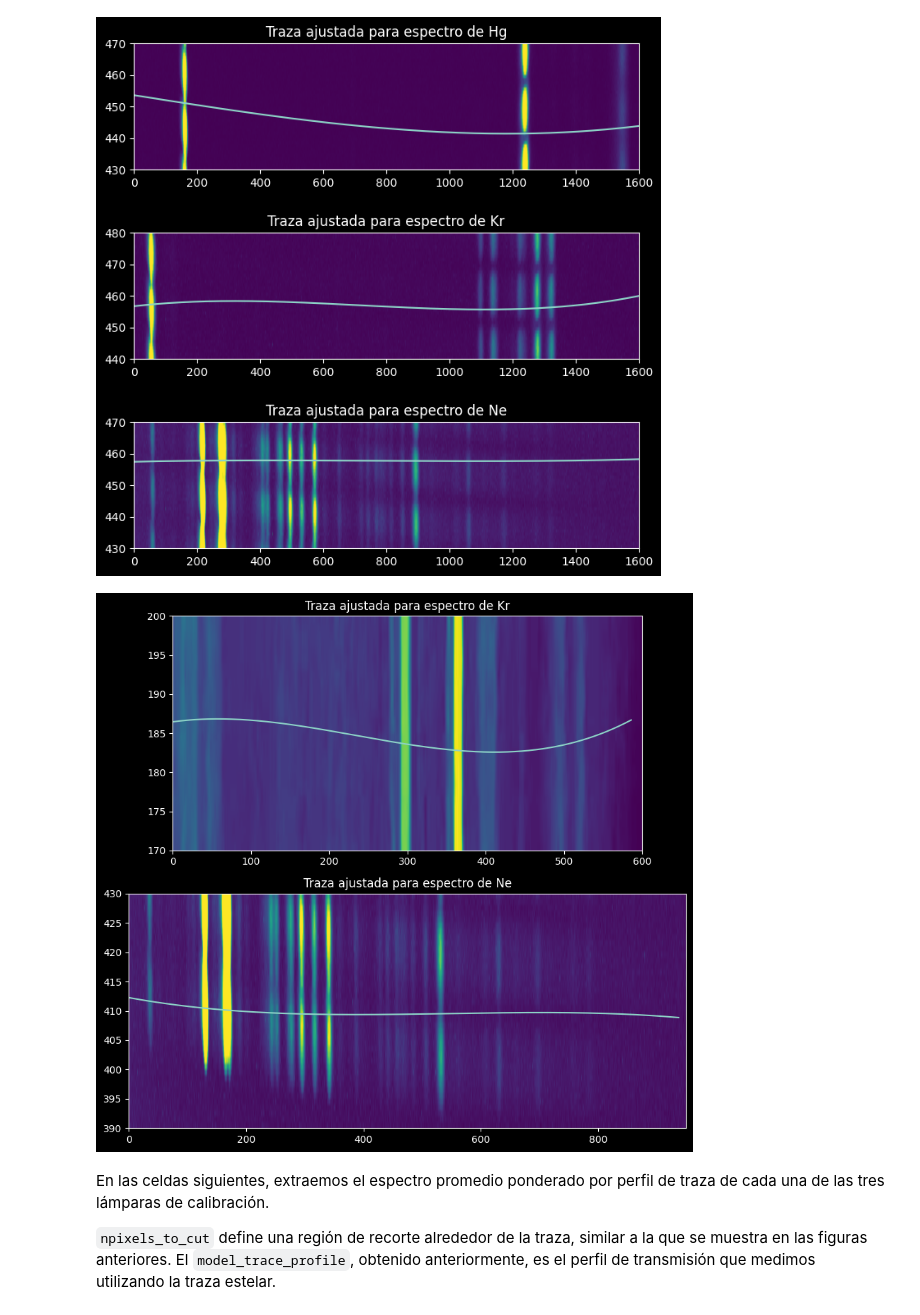
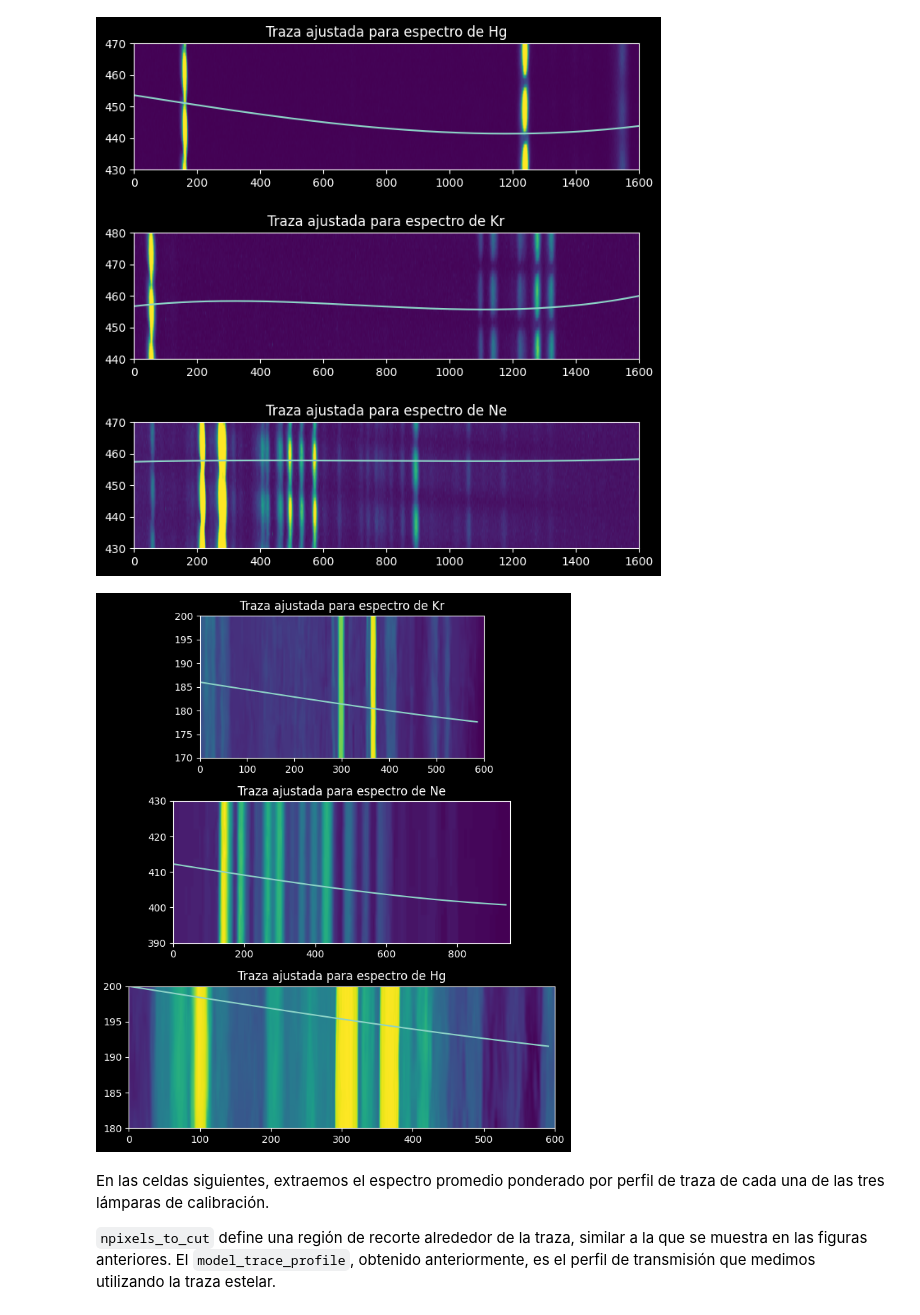
Before and after one commit to Almarm-r/Astronomia-Observacional, a Jupyter notebook: Tutorial_2_Astropy/2-WavelengthCalibration.ipynb, the cells around one changed output. Drawn from its saved outputs; the diff is of its cells as text; code cells hidden in the pictures.

```diff
--- a/Tutorial_2_Astropy/2-WavelengthCalibration.ipynb
+++ b/Tutorial_2_Astropy/2-WavelengthCalibration.ipynb
@@ -33,7 +33,7 @@ hg_filename = "hg_lamp_1-sixteenth_s.bmp"
 kr_filename = "kr_lamp_p6.bmp"
 ne_filename = "ne_lamp_1s.bmp"
 kr_filenameu = "Kripton.jpeg"
-hg_filenameu = "Mercurio.jpeg"
+hg_filenameu = "hg_lamp_lab.bmp"
 ne_filenameu = "Neon.jpeg"
 # %%
 hg_image = np.array(PILImage.open(hg_filename))
@@ -173,23 +184,30 @@ plt.subplots_adjust(hspace=0.5)
 # %%
 plt.figure(figsize=(16, 8))
 
 # Primer subgráfico
-ax1 = plt.subplot(2, 1, 1)  # (2 filas, 1 columna, primer subplot)
+ax1 = plt.subplot(3, 1, 1)  # (2 filas, 1 columna, primer subplot)
 ax1.imshow(kr_imageu[170:200, :], extent=[0, 600, 170, 200])
-ax1.plot(xvals5, trace_centerkr_imageu[:len(xvals5)])
+ax1.plot(xvals5, trace_centerkr[:len(xvals5)])
 ax1.set_aspect(10)
 ax1.set_title("Traza ajustada para espectro de Kr")
 
 # Segundo subgráfico
-ax2 = plt.subplot(2, 1, 2)  # (2 filas, 1 columna, segundo subplot)
-ax2.imshow(ne_image[390:430, :], extent=[0, 950, 390, 430])
-ax2.plot(xvals6, trace_centerne_imageu[:len(xvals6)])
+ax2 = plt.subplot(3, 1, 2)  # (2 filas, 1 columna, segundo subplot)
+ax2.imshow(ne_imageu[390:430, :], extent=[0, 950, 390, 430])
+ax2.plot(xvals6, trace_centerne[:len(xvals6)])
 ax2.set_aspect(10)
 ax2.set_title("Traza ajustada para espectro de Ne")
 
+
+# Tercer  subgráfico
+ax3 = plt.subplot(3, 1, 3)  # (2 filas, 1 columna, segundo subplot)
+ax3.imshow(hg_imageu[220: 235, :], extent=[0, 600, 180, 200])
+ax3.plot(xaxishg, trace_centerhg[:len(xaxishg)])
+ax3.set_aspect(10)
+ax3.set_title("Traza ajustada para espectro de Hg")
 plt.tight_layout()
 # %% [output]
-[figure, old version]
+[figure, new version]
 # %% [markdown]
 En las  celdas siguientes, extraemos el espectro promedio ponderado por perfil de traza de cada una de las tres lámparas de calibración.
 
```
Also changed, not shown: parts of 17 cells of this notebook, 2 other files.
